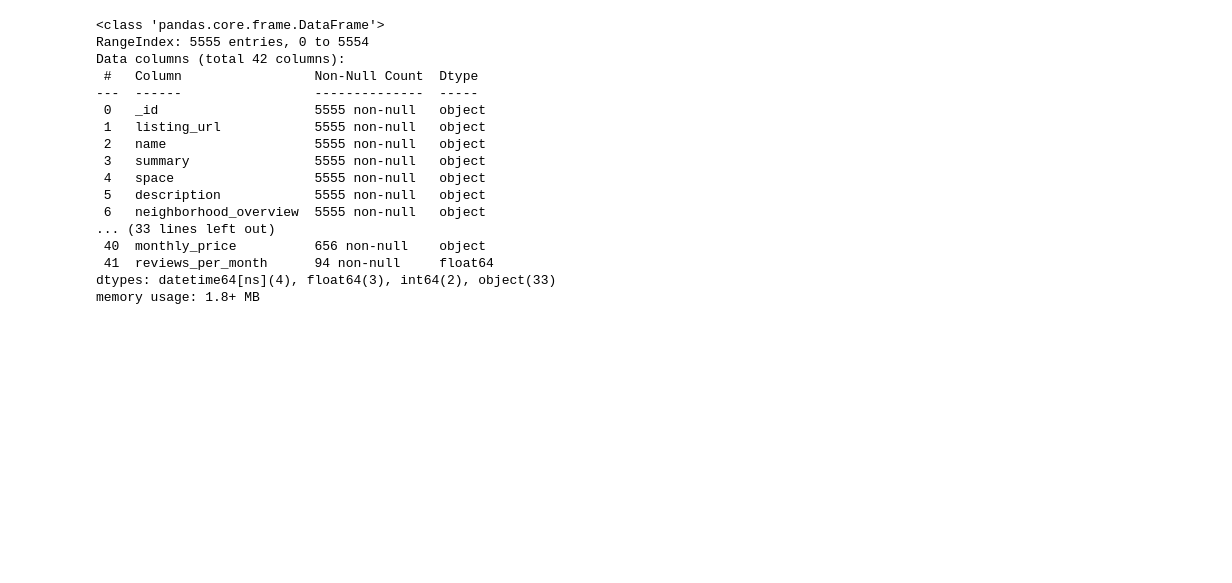
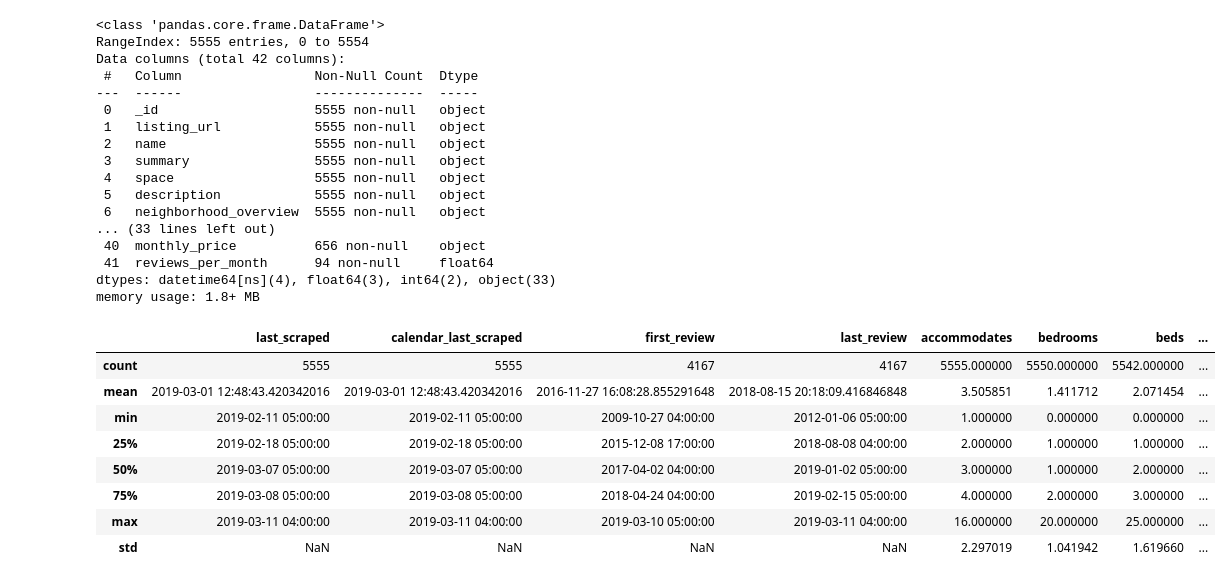
Before and after one commit to piyushrgone/Airbnb-Analysis, a Jupyter notebook: Airbnb EDA.ipynb, the cells around one changed output. Drawn from its saved outputs; the diff is of its cells as text; code cells hidden in the pictures; blank space fills up the shorter version.

```diff
--- a/Airbnb EDA.ipynb
+++ b/Airbnb EDA.ipynb
@@ -82,0 +108,12 @@ airbnb_df = df.dropna(subset=[])
+# %%
+df.describe()
+# %% [output]
+|  | last_scraped | calendar_last_scraped | first_review | last_review | accommodates | bedrooms | beds | ... |
+| count | 5555 | 5555 | 4167 | 4167 | 5555.000000 | 5550.000000 | 5542.000000 | ... |
+| mean | 2019-03-01 12:48:43.420342016 | 2019-03-01 12:48:43.420342016 | 2016-11-27 16:08:28.855291648 | 2018-08-15 20:18:09.416846848 | 3.505851 | 1.411712 | 2.071454 | ... |
+| min | 2019-02-11 05:00:00 | 2019-02-11 05:00:00 | 2009-10-27 04:00:00 | 2012-01-06 05:00:00 | 1.000000 | 0.000000 | 0.000000 | ... |
+| 25% | 2019-02-18 05:00:00 | 2019-02-18 05:00:00 | 2015-12-08 17:00:00 | 2018-08-08 04:00:00 | 2.000000 | 1.000000 | 1.000000 | ... |
+| 50% | 2019-03-07 05:00:00 | 2019-03-07 05:00:00 | 2017-04-02 04:00:00 | 2019-01-02 05:00:00 | 3.000000 | 1.000000 | 2.000000 | ... |
+| 75% | 2019-03-08 05:00:00 | 2019-03-08 05:00:00 | 2018-04-24 04:00:00 | 2019-02-15 05:00:00 | 4.000000 | 2.000000 | 3.000000 | ... |
+| max | 2019-03-11 04:00:00 | 2019-03-11 04:00:00 | 2019-03-10 05:00:00 | 2019-03-11 04:00:00 | 16.000000 | 20.000000 | 25.000000 | ... |
+| std | NaN | NaN | NaN | NaN | 2.297019 | 1.041942 | 1.619660 | ... |
```
Also changed, not shown: parts of 11 cells of this notebook.
